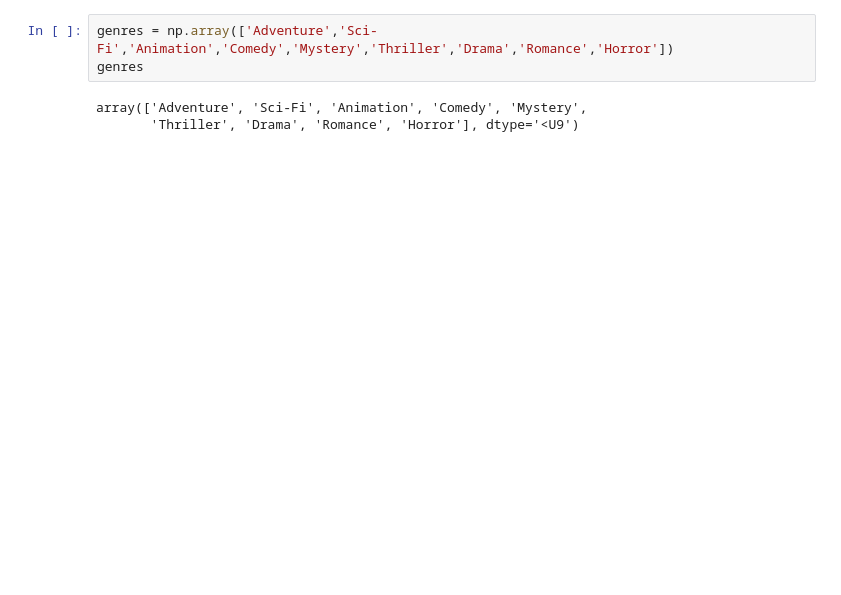
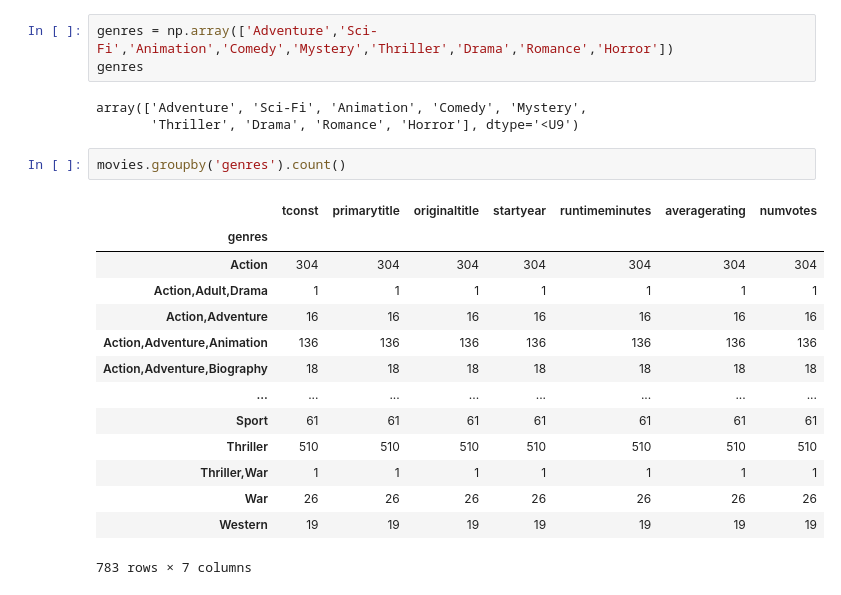
Before and after one commit to dsilan/MovieRecommendation, a Jupyter notebook: MovieRecommendation.ipynb, the cells around one changed output. Drawn from its saved outputs; the diff is of its cells as text; blank space fills up the shorter version.

```diff
--- a/MovieRecommendation.ipynb
+++ b/MovieRecommendation.ipynb
@@ -68,3 +68,20 @@ genres
 # %% [output]
 array(['Adventure', 'Sci-Fi', 'Animation', 'Comedy', 'Mystery',
        'Thriller', 'Drama', 'Romance', 'Horror'], dtype='<U9')
+# %%
+movies.groupby('genres').count()
+# %% [output]
+|  | tconst | primarytitle | originaltitle | startyear | runtimeminutes | averagerating | numvotes |
+| genres |  |  |  |  |  |  |  |
+| Action | 304 | 304 | 304 | 304 | 304 | 304 | 304 |
+| Action,Adult,Drama | 1 | 1 | 1 | 1 | 1 | 1 | 1 |
+| Action,Adventure | 16 | 16 | 16 | 16 | 16 | 16 | 16 |
+| Action,Adventure,Animation | 136 | 136 | 136 | 136 | 136 | 136 | 136 |
+| Action,Adventure,Biography | 18 | 18 | 18 | 18 | 18 | 18 | 18 |
+| ... | ... | ... | ... | ... | ... | ... | ... |
+| Sport | 61 | 61 | 61 | 61 | 61 | 61 | 61 |
+| Thriller | 510 | 510 | 510 | 510 | 510 | 510 | 510 |
+| Thriller,War | 1 | 1 | 1 | 1 | 1 | 1 | 1 |
+| War | 26 | 26 | 26 | 26 | 26 | 26 | 26 |
+| Western | 19 | 19 | 19 | 19 | 19 | 19 | 19 |
+783 rows × 7 columns
```
Also changed, not shown: parts of 3 cells of this notebook.
